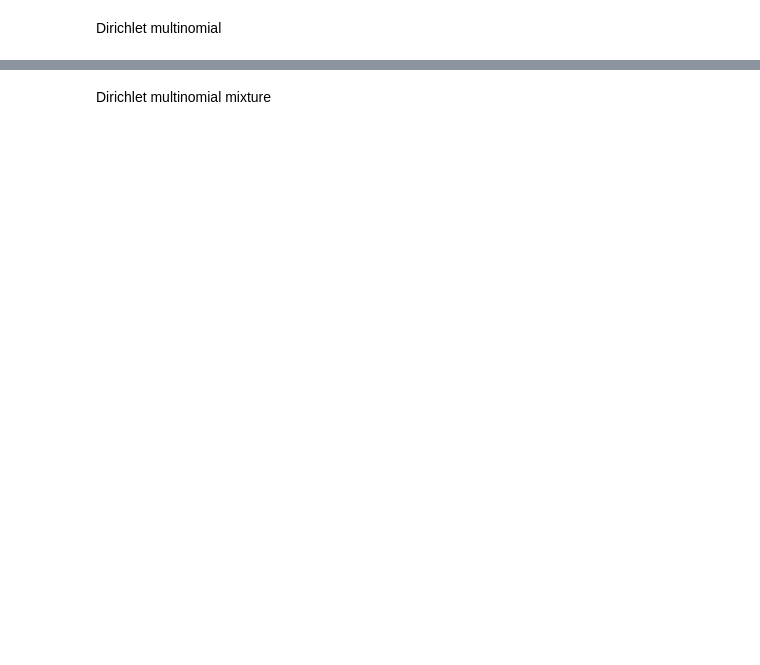
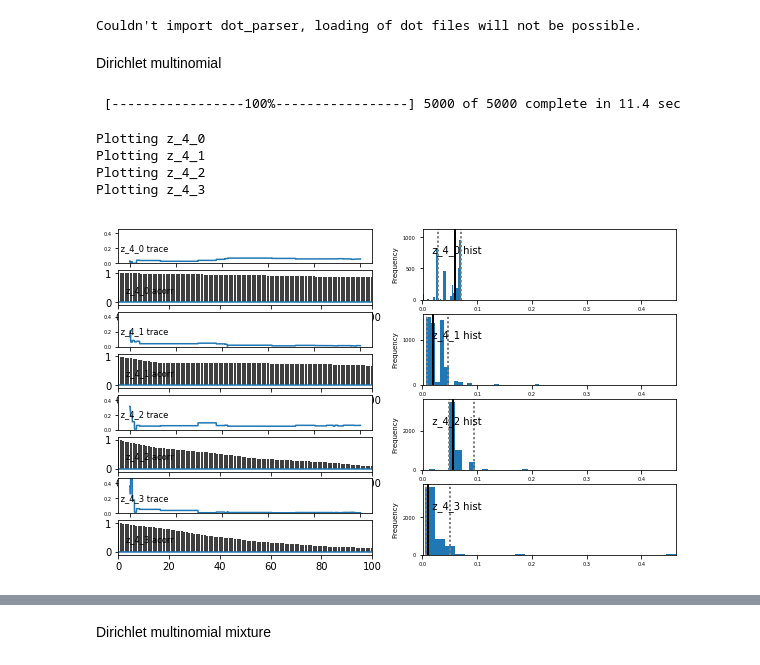
Before and after one commit to thanosbnt/pymc_notebooks, a Jupyter notebook: dirichlet_multinomial.ipynb, the cells around one changed output, grey strips where cells are left out. Cells and saved outputs as stored; diff of their text form; code cells hidden in the pictures; blank space fills up the shorter version.

```diff
--- a/dirichlet_multinomial.ipynb
+++ b/dirichlet_multinomial.ipynb
@@ -15,7 +15,9 @@ data = np.array([[384, 101, 473, 59, 882], [23, 24, 32, 6, 0],
                 [384, 10, 473, 59, 7076],
                 [23, 10, 32, 6, 0]])
 
-data = (data/2).astype(int)
+# data = (data/2).astype(int)
+# %% [output]
+Couldn't import dot_parser, loading of dot files will not be possible.
 # %% [markdown]
 Dirichlet multinomial
 # %%
@@ -53,3 +55,14 @@ w = pm.Stochastic(logp=states_logp,
 model = pm.Model([z, w])
 
 mcmc = pm.MCMC(model)
+mcmc.sample(5000)
+# %% [output]
+ [-----------------100%-----------------] 5000 of 5000 complete in 11.4 sec
+# %%
+pm.Matplot.plot(z[4])
+# %% [output]
+Plotting z_4_0
+Plotting z_4_1
+Plotting z_4_2
+Plotting z_4_3
+[figure, added]
```
Also changed, not shown: parts of 7 cells of this notebook.
